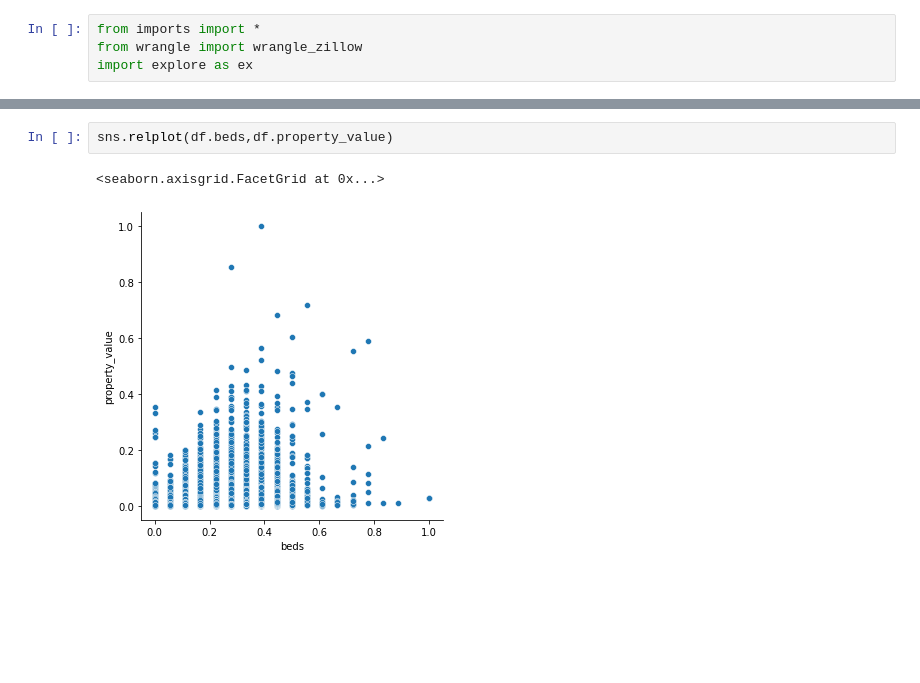
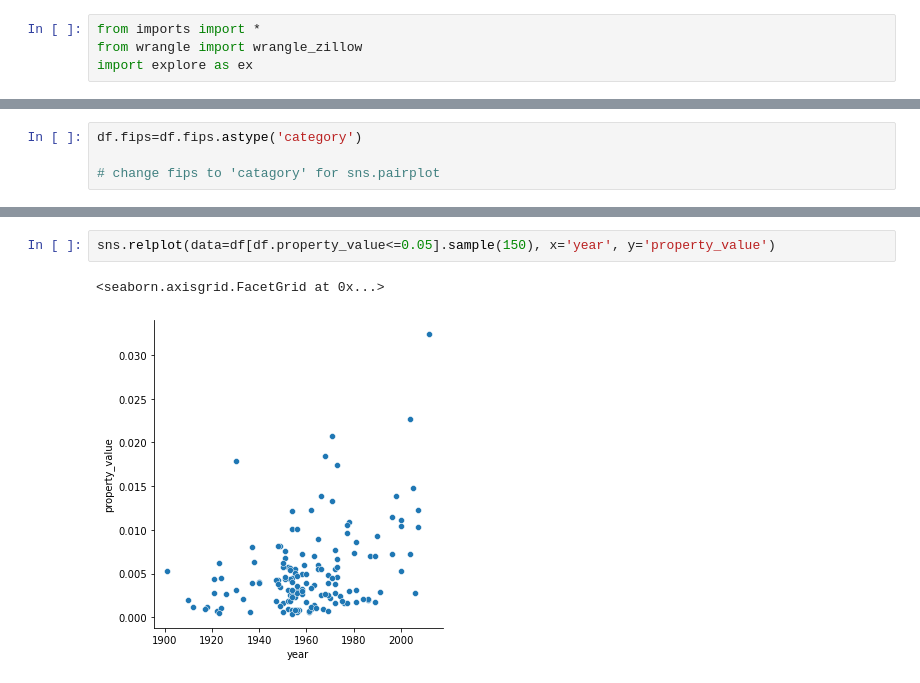
Before and after one commit to hinzle/regression-project, a Jupyter notebook: explore.ipynb, the cells around one changed output, grey strips where cells are left out. Cells and saved outputs as stored; diff of their text form; blank space fills up the shorter version.

```diff
--- a/explore.ipynb
+++ b/explore.ipynb
@@ -12,0 +55,4 @@ df=df[0]
+# %%
+df.fips=df.fips.astype('category')
+
+# change fips to 'catagory' for sns.pairplot
@@ -67,5 +144,5 @@ AttributeError: 'int' object has no attribute 'view'
 # %%
-sns.relplot(df.beds,df.property_value)
+sns.relplot(data=df[df.property_value<=0.05].sample(150), x='year', y='property_value')
 # %% [output]
 <seaborn.axisgrid.FacetGrid at 0x...>
-[figure, old version]
+[figure, new version]
```
Also changed, not shown: parts of 30 cells of this notebook, 7 other files.
